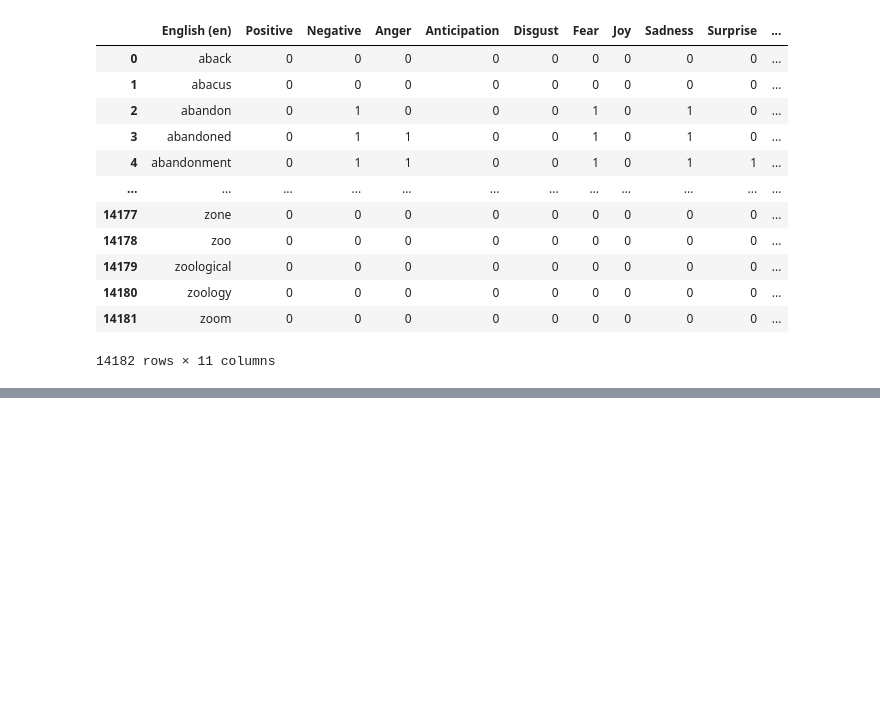
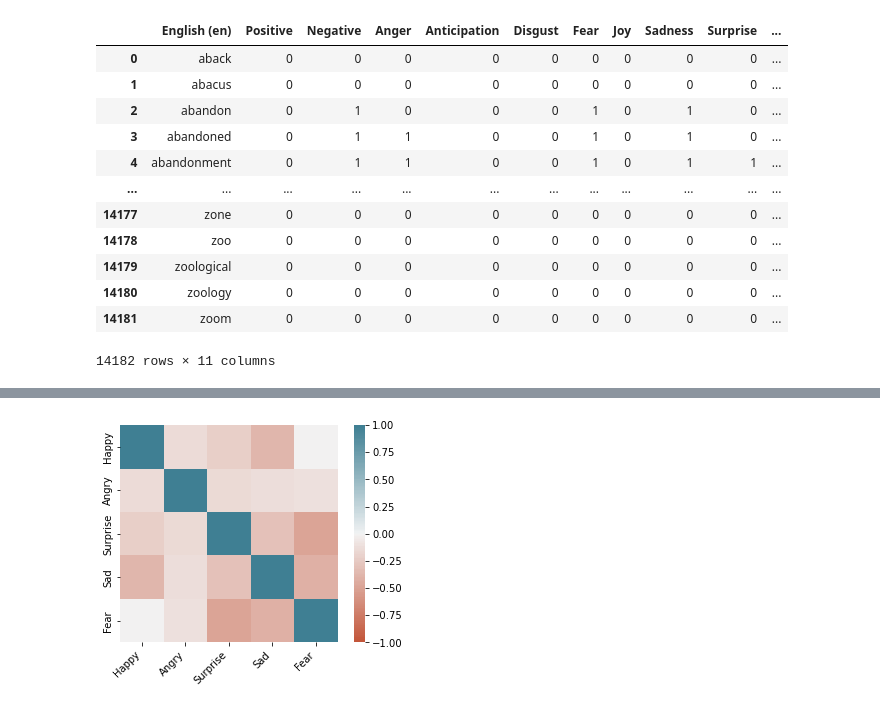
Before and after one commit to srinivasraodaru/Movie-Subtitles-Analysis, a Jupyter notebook: preprocessing.ipynb, the cells around one changed output, grey strips where cells are left out. Saved outputs shown, nothing was run; the diff lists cells and outputs as text; code cells hidden in the pictures; blank space fills up the shorter version.

```diff
--- a/preprocessing.ipynb
+++ b/preprocessing.ipynb
@@ -194,0 +191,32 @@ Name: English (en), Length: 1247, dtype: object>
+# %%
+emotion_dict = dict()
+# %%
+from os import listdir
+from os.path import isfile, join
+mypath = "./data"
+
+for f in listdir(mypath):
+    myfilepath = join(mypath, f)
+    if isfile(myfilepath) and f not in emotion_dict:
+        print(f)
+        em = getEmotionScore(myfilepath)
+        emotion_dict[f] = em
+        plt.figure()
+        plt.plot(em)
+        plt.legend(labels = emotions)
+        plt.title(f)
+# %%
+corr = emotion_dict["Avengers4.srt"].corr()
+ax = sns.heatmap(
+    corr,
+    vmin=-1, vmax=1, center=0,
+    cmap=sns.diverging_palette(20, 220, n=200),
+    square=True
+)
+ax.set_xticklabels(
+    ax.get_xticklabels(),
+    rotation=45,
+    horizontalalignment='right'
+);
+# %% [output]
+[figure, added]
```
Also changed, not shown: parts of 10 cells of this notebook, 9 other files.
